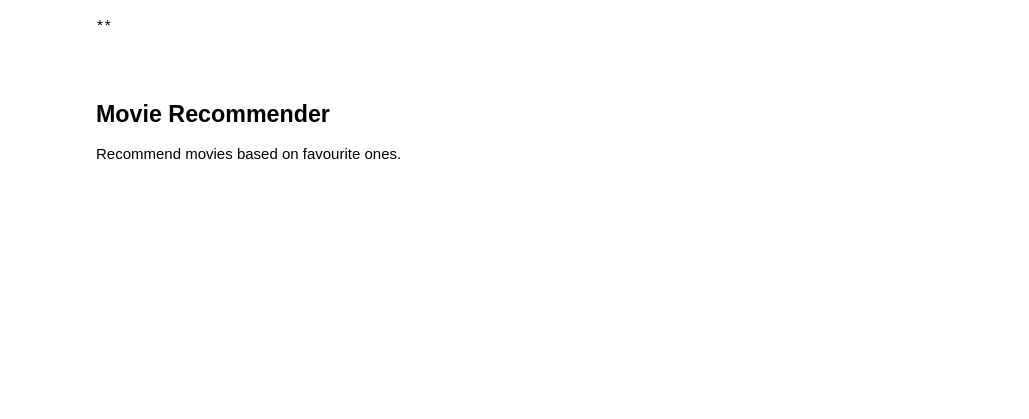
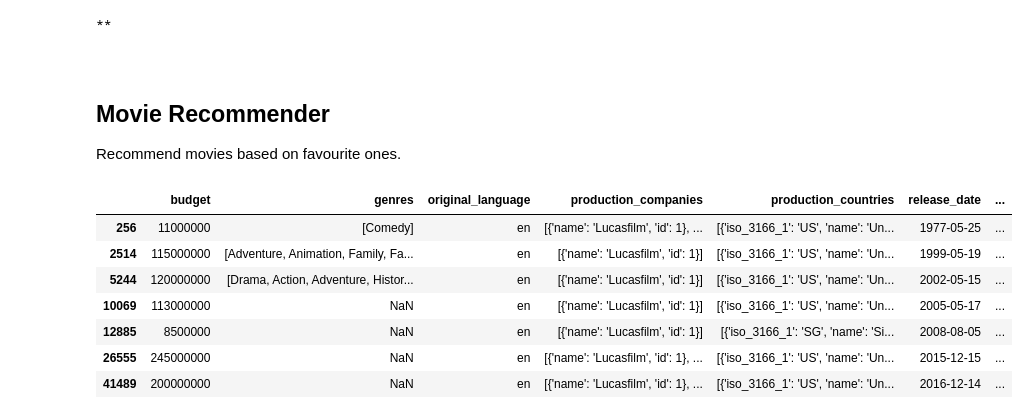
Before and after one commit to jacKlinc/film_dash, a Jupyter notebook: notebooks/1_movies-dashboard_eda.ipynb, the cells around one changed output. Cells and saved outputs as stored; diff of their text form; code cells hidden in the pictures; blank space fills up the shorter version.

```diff
--- a/notebooks/1_movies-dashboard_eda.ipynb
+++ b/notebooks/1_movies-dashboard_eda.ipynb
@@ -240,3 +235,14 @@ print(picked_genre + picked_genre2)
 &nbsp;
 ## Movie Recommender
 Recommend movies based on favourite ones.
+# %%
+movies[movies.title.str.contains('star wars', case=False)]
+# %% [output]
+|  | budget | genres | original_language | production_companies | production_countries | release_date | ... |
+| 256 | 11000000 | [Comedy] | en | [{'name': 'Lucasfilm', 'id': 1}, ... | [{'iso_3166_1': 'US', 'name': 'Un... | 1977-05-25 | ... |
+| 2514 | 115000000 | [Adventure, Animation, Family, Fa... | en | [{'name': 'Lucasfilm', 'id': 1}] | [{'iso_3166_1': 'US', 'name': 'Un... | 1999-05-19 | ... |
+| 5244 | 120000000 | [Drama, Action, Adventure, Histor... | en | [{'name': 'Lucasfilm', 'id': 1}] | [{'iso_3166_1': 'US', 'name': 'Un... | 2002-05-15 | ... |
+| 10069 | 113000000 | NaN | en | [{'name': 'Lucasfilm', 'id': 1}] | [{'iso_3166_1': 'US', 'name': 'Un... | 2005-05-17 | ... |
+| 12885 | 8500000 | NaN | en | [{'name': 'Lucasfilm', 'id': 1}] | [{'iso_3166_1': 'SG', 'name': 'Si... | 2008-08-05 | ... |
+| 26555 | 245000000 | NaN | en | [{'name': 'Lucasfilm', 'id': 1}, ... | [{'iso_3166_1': 'US', 'name': 'Un... | 2015-12-15 | ... |
+| 41489 | 200000000 | NaN | en | [{'name': 'Lucasfilm', 'id': 1}, ... | [{'iso_3166_1': 'US', 'name': 'Un... | 2016-12-14 | ... |
```
Also changed, not shown: parts of 12 cells of this notebook, 2 other files.
